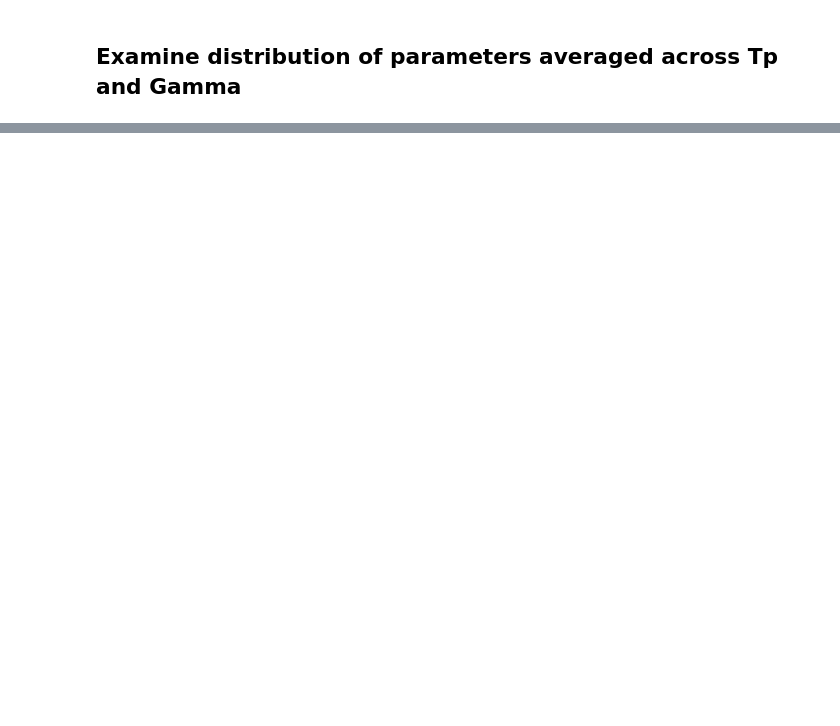
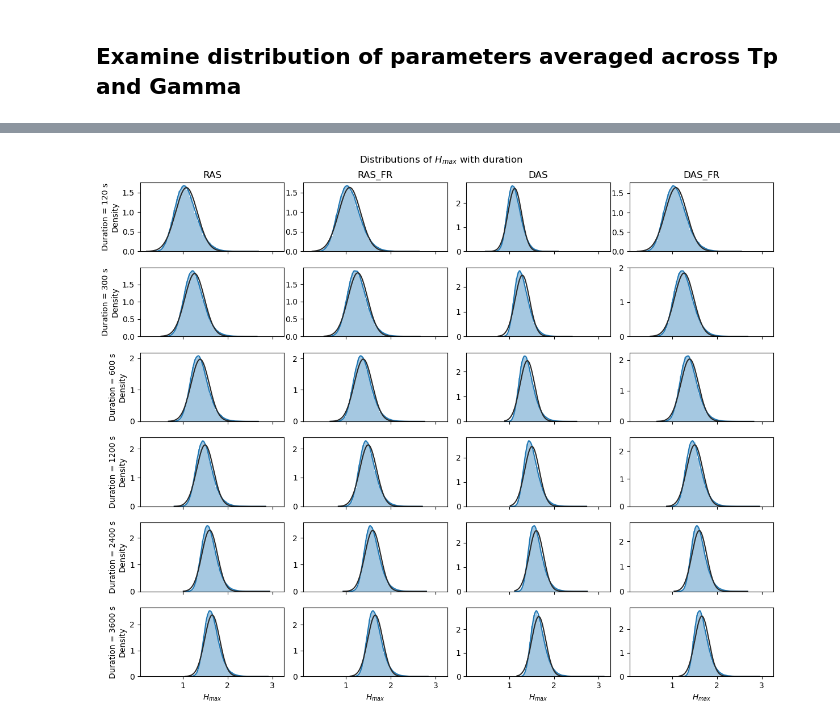
Before and after one commit to pbranson/linearsim, a Jupyter notebook: Step3_Compare_RAS_DAS.ipynb, the cells around one changed output, grey strips where cells are left out. Cells and saved outputs as stored; diff of their text form; code cells hidden in the pictures; blank space fills up the shorter version.

```diff
--- a/Step3_Compare_RAS_DAS.ipynb
+++ b/Step3_Compare_RAS_DAS.ipynb
@@ -119,0 +103,4 @@ fig.tight_layout()
+# %%
+fig, axs = distplot(ds_stacked,'Hmax','H_{max}')
+# %% [output]
+[figure, added]
```
Also changed, not shown: parts of 11 cells of this notebook, 4 other files.
